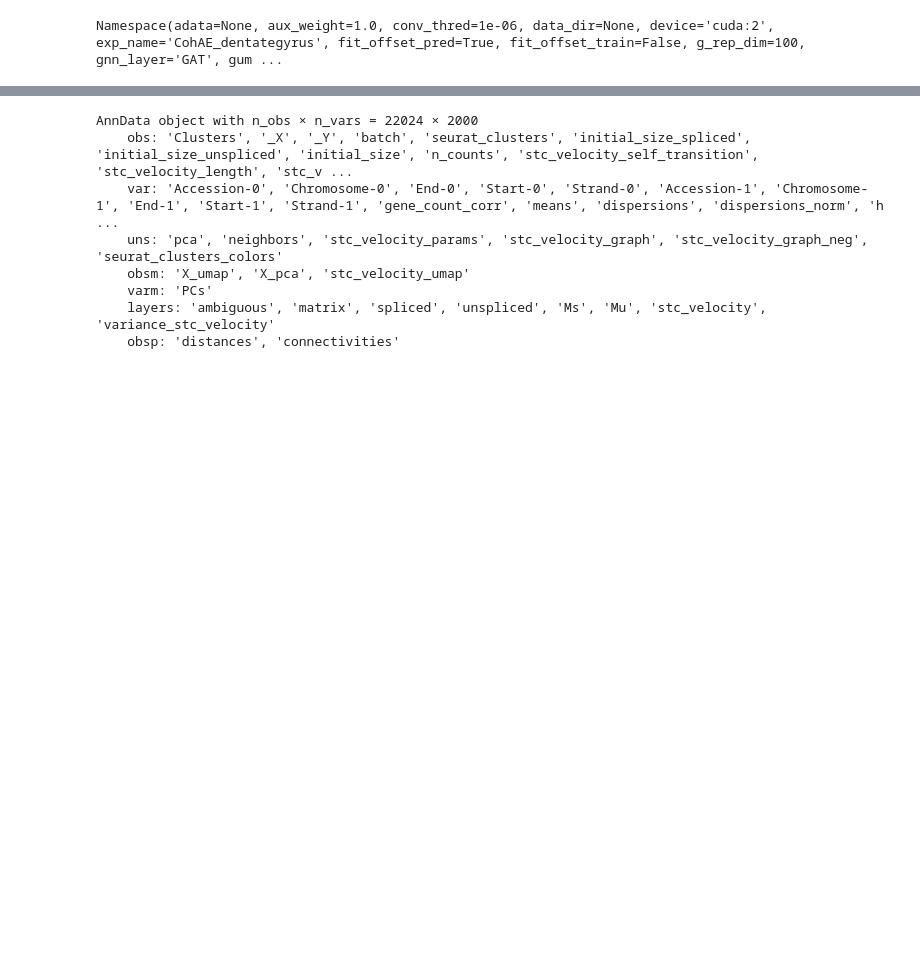
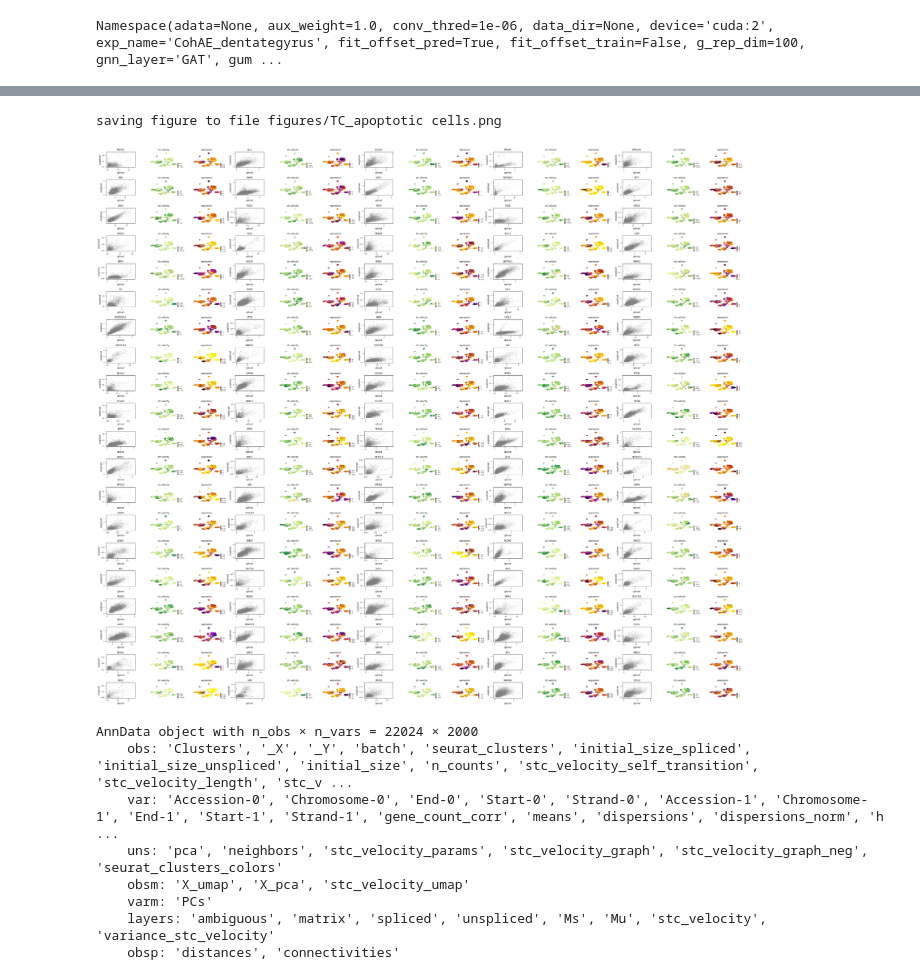
Before and after one commit to linxy29/Ho_vivian_python, a Jupyter notebook: veloAE_seurat.ipynb, the cells around one changed output, grey strips where cells are left out. Saved outputs shown, nothing was run; the diff lists cells and outputs as text; code cells hidden in the pictures; blank space fills up the shorter version.

```diff
--- a/veloAE_seurat.ipynb
+++ b/veloAE_seurat.ipynb
@@ -124,0 +125,6 @@ AnnData object with n_obs × n_vars = 22024 × 2000
+# %%
+scv.tl.rank_velocity_genes(adata, groupby=args.vis_type_col, min_corr=.3, vkey='stc_velocity')
+df = scv.DataFrame(adata.uns['rank_velocity_genes']['names'])
+## save the dataframe
+df.to_csv('/home/linxy29/holab/iPSC/veloAE/' + sample + '_rank_velocity_genes.csv')
+df.head()
@@ -125,3 +138,10 @@ AnnData object with n_obs × n_vars = 22024 × 2000
+# %%
+## plot the important genes from the dataframe
+for columnName, columnData in df.iteritems():
+    scv.pl.velocity(adata, columnData.values, vkey='stc_velocity', ncols=5, save = 'figures/' + sample + '_' + columnName + '.png')
+# %% [output]
+saving figure to file figures/TC_apoptotic cells.png
+[figure, added]
 # %%
 adata.X = csr_matrix(adata.X)
 adata
```
Also changed, not shown: parts of 5 cells of this notebook, 14 other files.
